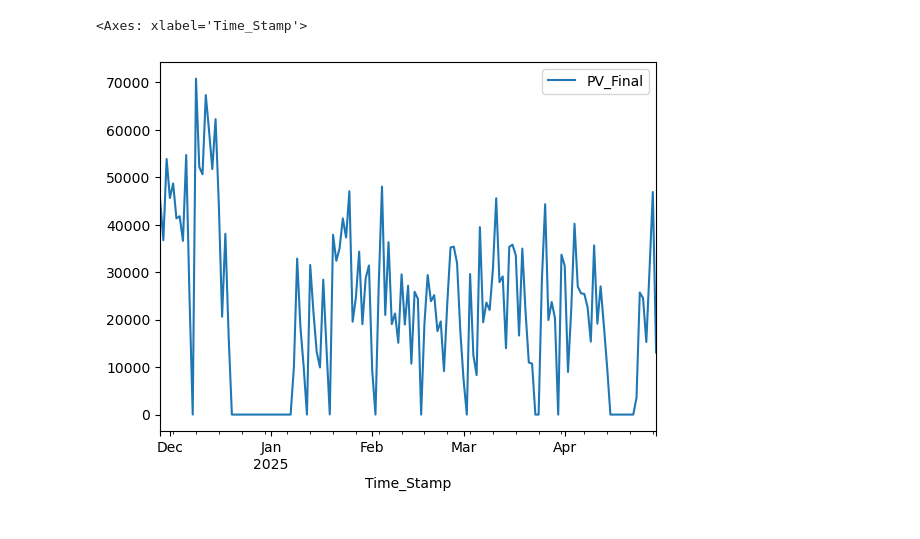
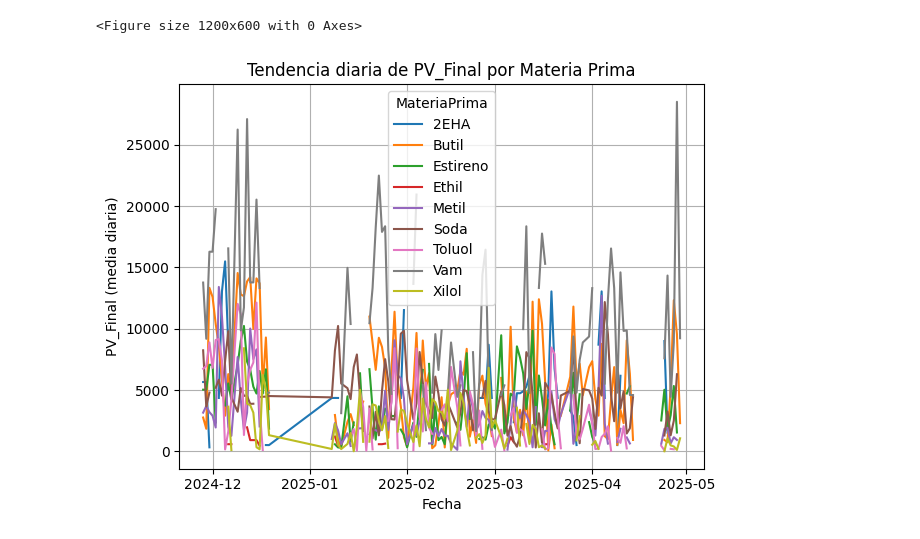
Before and after one commit to velasquezjeisson/udem, a Jupyter notebook: Proyecto 2/Proyecto2.ipynb, the cells around one changed output. Drawn from its saved outputs; the diff is of its cells as text; code cells hidden in the pictures.

```diff
--- a/Proyecto 2/Proyecto2.ipynb
+++ b/Proyecto 2/Proyecto2.ipynb
@@ -9,9 +11,15 @@ from sklearn.model_selection import train_test_split
 # %%
-df = pd.read_excel('MateriasPrimasConsolidado.xlsx', sheet_name='MateriasPrimasConsolidado', header=0, index_col=0)
+df = pd.read_excel('~/MateriasPrimasConsolidado.xlsx', sheet_name='MateriasPrimasConsolidado', header=0, index_col=0)
 df = df.dropna(axis=0, how='any')
 df = df.dropna(axis=1, how='any')
-df = df.drop(axis=1, labels=['Local_Timestamp','TimeStampDb','Partida','Solicitud','Valor_SP_Final','SP_Activo_Final','MateriaPrima','Equipo'])
+#df = df.drop(axis=1, labels=['Local_Timestamp','TimeStampDb','Partida','Solicitud','Valor_SP_Final','SP_Activo_Final','MateriaPrima','Equipo'])
+df = df.drop(axis=1, labels=['Local_Timestamp','TimeStampDb','Partida','Solicitud','Valor_SP_Final','SP_Activo_Final','Equipo'])
 df['Time_Stamp'] = pd.to_datetime(df['Time_Stamp'], dayfirst=True)
-df.set_index('Time_Stamp', inplace=True)
-df.head()
+
+df["Fecha"] = df["Time_Stamp"].dt.date
+
+#df.set_index('Time_Stamp', inplace=True)
+df_diario = df.groupby(["Fecha", "MateriaPrima"])["PV_Final"].sum().reset_index()
+
+df_diario.head()
 # %% [output]
@@ -35,3 +41,4 @@ df.tail()
 # %%
-df.plot()
+df_pivot = df_diario.pivot(index="Fecha", columns="MateriaPrima", values="PV_Final")
+df_pivot
 # %% [output]
@@ -40,7 +59,15 @@ df.plot()
 # %%
-# Agrupar por semana y calcular la suma de una columna
-df_dia = df.resample('D').sum()
-df_dia.plot()
+import matplotlib.pyplot as plt
+
+plt.figure(figsize=(12, 6))
+df_pivot.plot()
+plt.title("Tendencia diaria de PV_Final por Materia Prima")
+plt.xlabel("Fecha")
+plt.ylabel("PV_Final (media diaria)")
+plt.grid(True)
+plt.legend(title="MateriaPrima")
+plt.tight_layout()
+plt.show()
 # %% [output]
-<Axes: xlabel='Time_Stamp'>
+<Figure size 1200x600 with 0 Axes>
-[figure, old version]
+[figure, new version]
```
Also changed, not shown: parts of 57 cells of this notebook, 4 other files.
